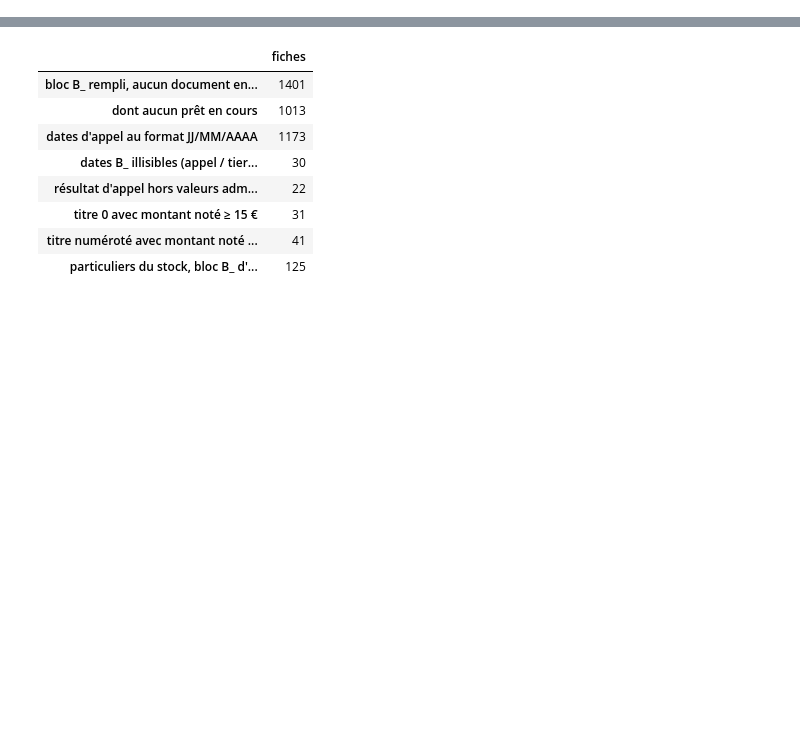
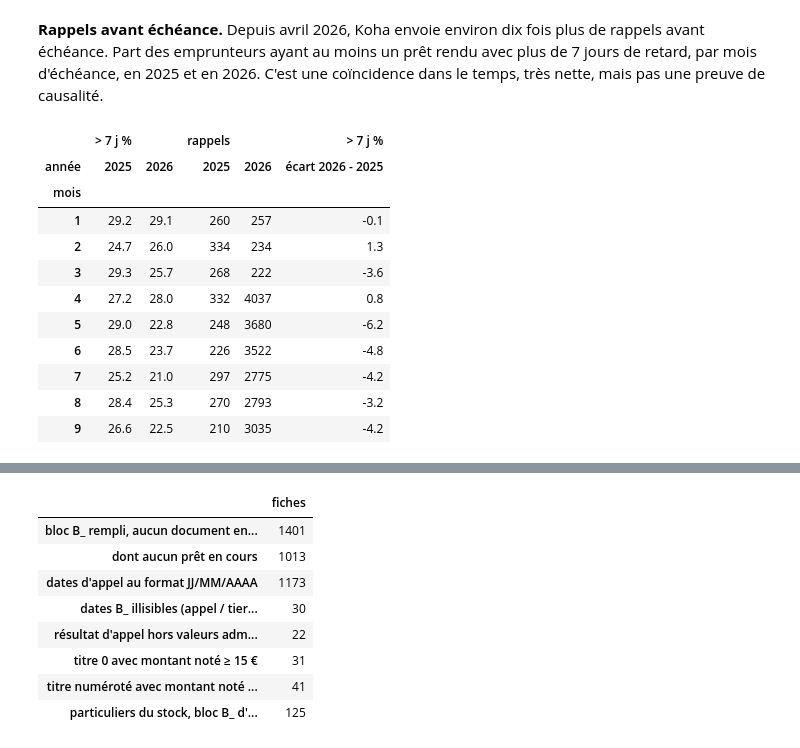
Before and after one commit to medrbx/kibini2, a Jupyter notebook: kibini/adm_contentieux_statistiques.ipynb, the cells around one changed output, grey strips where cells are left out. Cells and saved outputs as stored; diff of their text form; code cells hidden in the pictures; blank space fills up the shorter version.

```diff
--- a/kibini/adm_contentieux_statistiques.ipynb
+++ b/kibini/adm_contentieux_statistiques.ipynb
@@ -946,9 +73,0 @@ contrôle : prêts en cours empruntés avant 2018-06-01 : 992
-# %%
-fig, axes = plt.subplots(1, 2, figsize=(15, 4))
-x = evolution.index.to_timestamp()
-axes[0].plot(x, evolution['personnes en stock'], marker='o')
-axes[0].set_title('Particuliers en retard de plus de 28 j, en fin de mois')
-evolution[['entrées', 'sorties']].iloc[:-1].plot.bar(ax=axes[1], title='Prêts entrant et sortant du stock')
-axes[1].set_xticklabels([str(m) for m in evolution.index[:-1]], rotation=90)
-plt.tight_layout()
-plt.show()
@@ -1306,24 +73,0 @@ Numérateur : personnes ayant un dossier dans les fichiers de suivi pour la mêm
-# %%
-dossiers = k.dropna(subset=['borrowernumber']).groupby('annee_ctx')['borrowernumber'].apply(lambda s: set(s.astype(int)))
-lignes = []
-for seuil in [SEUIL_CTX, 180]:
-    q = observable(prets, seuil)
-    q = q[q['retard'] > seuil]
-    en_ctx = q.groupby('annee_echeance')['borrowernumber'].apply(lambda s: set(s.astype(int)))
-    for annee in range(ANNEE_DEBUT, fraicheur.year + 1):
-        c = en_ctx.get(annee, set())
-        strict = dossiers.get(annee, set())
-        large = set().union(*[dossiers.get(a, set()) for a in (annee - 1, annee, annee + 1)])
-        lignes.append({'seuil': f'> {seuil} j', 'année du contentieux': annee, 'personnes en contentieux': len(c),
-                       'avec dossier (strict)': len(c & strict), 'couverture stricte %': 100 * len(c & strict) / len(c) if c else np.nan,
-                       'avec dossier (± 1 an)': len(c & large), 'couverture ± 1 an %': 100 * len(c & large) / len(c) if c else np.nan})
-couverture = pd.DataFrame(lignes).set_index(['seuil', 'année du contentieux'])
-display(couverture.round(1))
-
-fig, ax = plt.subplots(figsize=(10, 4))
-for seuil, g in couverture.reset_index().groupby('seuil'):
-    ax.plot(g['année du contentieux'], g['couverture ± 1 an %'], marker='o', label=f'{seuil} (± 1 an)')
-ax.set_ylabel('% des personnes en contentieux ayant un dossier')
-ax.set_title('Couverture du suivi des titres de recette')
-ax.legend()
-plt.show()
@@ -1353,0 +510,17 @@ La première ligne correspond aux fiches que vide le script `adm_contentieux_net
+# %% [markdown]
+**Rappels avant échéance.** Depuis avril 2026, Koha envoie environ dix fois plus de rappels avant échéance. Part des emprunteurs ayant au moins un prêt rendu avec plus de 7 jours de retard, par mois d'échéance, en 2025 et en 2026. C'est une coïncidence dans le temps, très nette, mais pas une preuve de causalité.
+# %%
+comparaison_rappels.round(1).astype({('rappels', 2025): 'Int64', ('rappels', 2026): 'Int64'})
+# %% [output]
+|  | > 7 j % |  | rappels |  | > 7 j % |
+| année | 2025 | 2026 | 2025 | 2026 | écart 2026 - 2025 |
+| mois |  |  |  |  |  |
+| 1 | 29.2 | 29.1 | 260 | 257 | -0.1 |
+| 2 | 24.7 | 26.0 | 334 | 234 | 1.3 |
+| 3 | 29.3 | 25.7 | 268 | 222 | -3.6 |
+| 4 | 27.2 | 28.0 | 332 | 4037 | 0.8 |
+| 5 | 29.0 | 22.8 | 248 | 3680 | -6.2 |
+| 6 | 28.5 | 23.7 | 226 | 3522 | -4.8 |
+| 7 | 25.2 | 21.0 | 297 | 2775 | -4.2 |
+| 8 | 28.4 | 25.3 | 270 | 2793 | -3.2 |
+| 9 | 26.6 | 22.5 | 210 | 3035 | -4.2 |
```
Also changed, not shown: parts of 89 cells of this notebook.
